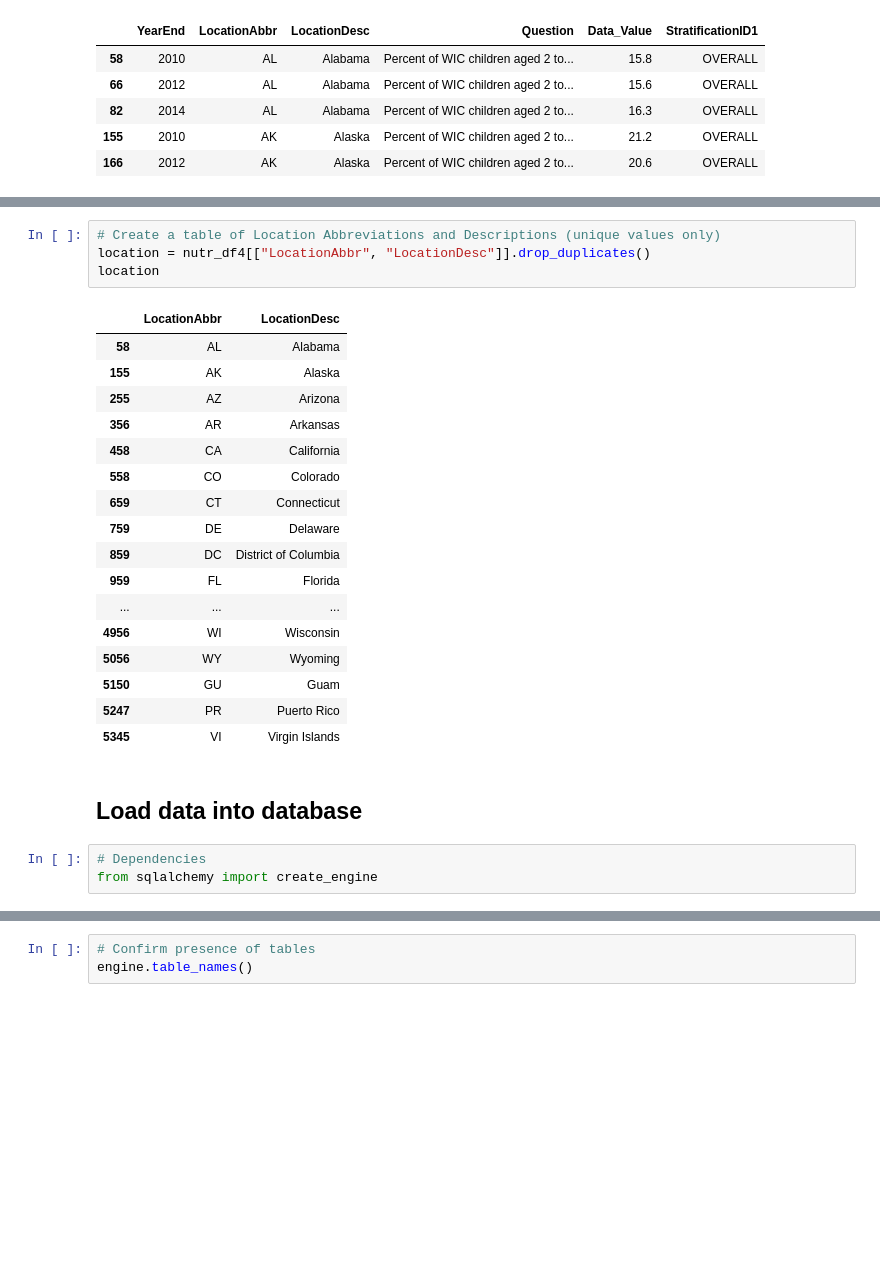
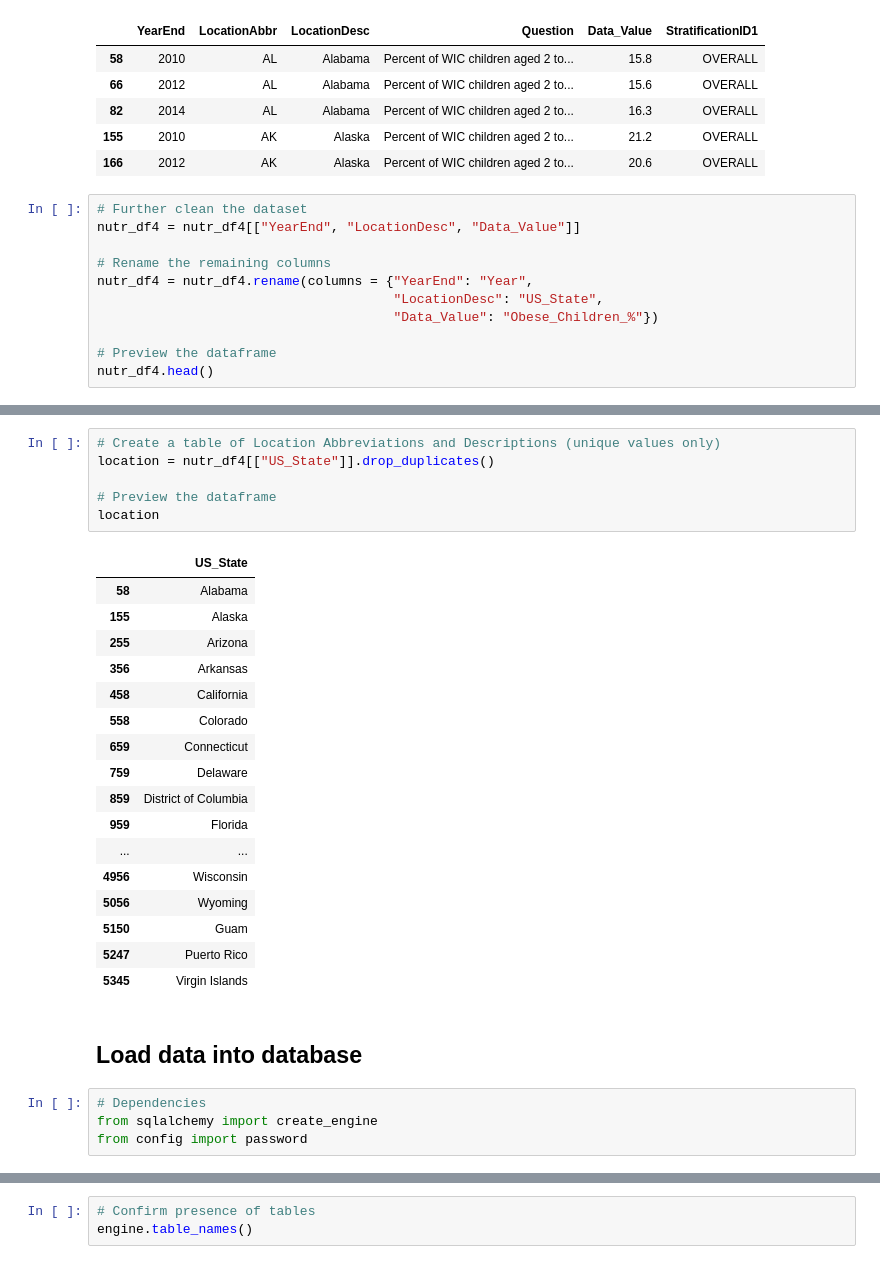
Before and after one commit to rochiecuevas/diabetes, a Jupyter notebook: Clean_Nutrition_Data.ipynb, the cells around one changed output, grey strips where cells are left out. Drawn from its saved outputs; the diff is of its cells as text; blank space fills up the shorter version.

Commit message:
cleaned the columns

```diff
--- a/Clean_Nutrition_Data.ipynb
+++ b/Clean_Nutrition_Data.ipynb
@@ -76,3 +76,14 @@ nutr_df4.head()
 | 82 | 2014 | AL | Alabama | Percent of WIC children aged 2 to... | 16.3 | OVERALL |
 | 155 | 2010 | AK | Alaska | Percent of WIC children aged 2 to... | 21.2 | OVERALL |
 | 166 | 2012 | AK | Alaska | Percent of WIC children aged 2 to... | 20.6 | OVERALL |
+# %%
+# Further clean the dataset
+nutr_df4 = nutr_df4[["YearEnd", "LocationDesc", "Data_Value"]]
+
+# Rename the remaining columns
+nutr_df4 = nutr_df4.rename(columns = {"YearEnd": "Year",
+                                      "LocationDesc": "US_State",
+                                      "Data_Value": "Obese_Children_%"})
+
+# Preview the dataframe
+nutr_df4.head()
@@ -79,29 +97,32 @@ nutr_df4.head()
 # %%
 # Create a table of Location Abbreviations and Descriptions (unique values only)
-location = nutr_df4[["LocationAbbr", "LocationDesc"]].drop_duplicates()
+location = nutr_df4[["US_State"]].drop_duplicates()
+
+# Preview the dataframe
 location
 # %% [output]
-|  | LocationAbbr | LocationDesc |
-| 58 | AL | Alabama |
-| 155 | AK | Alaska |
-| 255 | AZ | Arizona |
-| 356 | AR | Arkansas |
-| 458 | CA | California |
-| 558 | CO | Colorado |
-| 659 | CT | Connecticut |
-| 759 | DE | Delaware |
-| 859 | DC | District of Columbia |
-| 959 | FL | Florida |
-| ... | ... | ... |
-| 4956 | WI | Wisconsin |
-| 5056 | WY | Wyoming |
-| 5150 | GU | Guam |
-| 5247 | PR | Puerto Rico |
-| 5345 | VI | Virgin Islands |
+|  | US_State |
+| 58 | Alabama |
+| 155 | Alaska |
+| 255 | Arizona |
+| 356 | Arkansas |
+| 458 | California |
+| 558 | Colorado |
+| 659 | Connecticut |
+| 759 | Delaware |
+| 859 | District of Columbia |
+| 959 | Florida |
+| ... | ... |
+| 4956 | Wisconsin |
+| 5056 | Wyoming |
+| 5150 | Guam |
+| 5247 | Puerto Rico |
+| 5345 | Virgin Islands |
 # %% [markdown]
 ## Load data into database
 # %%
 # Dependencies
 from sqlalchemy import create_engine
+from config import password
 # %%
 # Create a connection to the database
```
Also changed, not shown: parts of 2 cells of this notebook, 1 other file.
